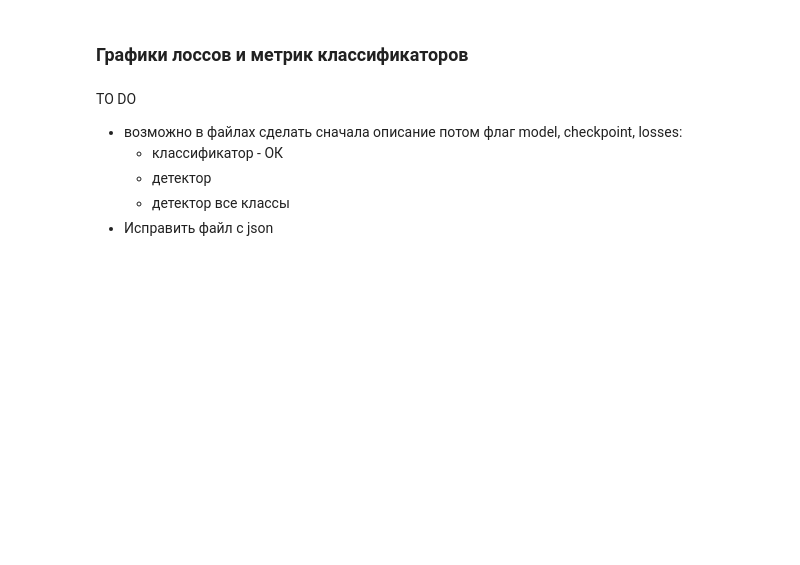
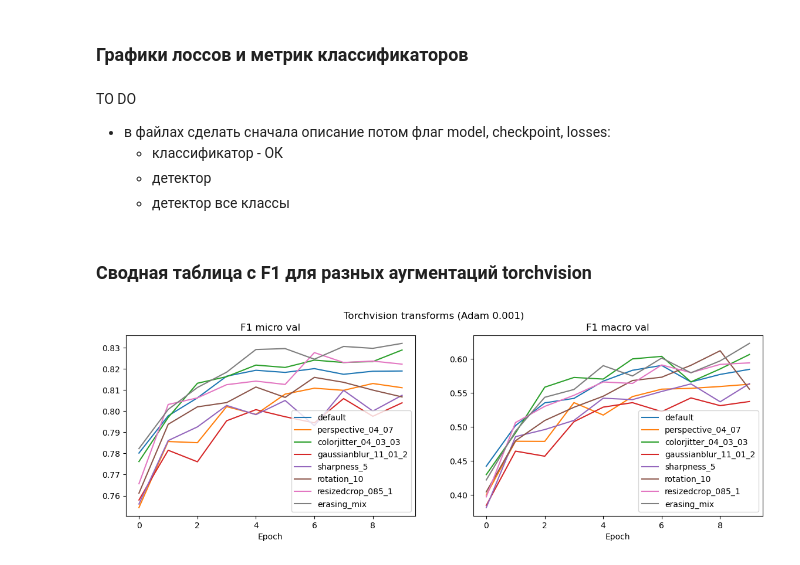
Before and after one commit to Denis-R-V/TSR, a Jupyter notebook: 4.4.classifier_eval.ipynb, the cells around one changed output. Saved outputs shown, nothing was run; the diff lists cells and outputs as text; code cells hidden in the pictures; blank space fills up the shorter version.

Commit message:
Update classifier eval

```diff
--- a/4.4.classifier_eval.ipynb
+++ b/4.4.classifier_eval.ipynb
@@ -164,9 +52,8 @@ checkpoint['f1_weighteds_val_post']
 # %% [markdown]
 TO DO
 
-- возможно в файлах сделать сначала описание потом флаг model, checkpoint, losses:
+- в файлах сделать сначала описание потом флаг model, checkpoint, losses:
   - классификатор - ОК
   - детектор
   - детектор все классы
-- Исправить файл с json
 # %%
@@ -216,3 +109,52 @@ def plot_loss_metrics(file_path):
     print(f'На {best_epoch} эпохе F1 micro - {f1_micro_best:.4f}, F1 macro - {f1_macro_best_epoch:.4f} (нумерация с 0 эпохи)')
 
     return None
+# %%
+def plot_summary_metrics(plot_title, dict_name_metricsfile):
+
+    fig, ax = plt.subplots(nrows=1,ncols=2)#, sharey=True)
+    fig.suptitle(plot_title)
+
+    for plot_name in dict_name_metricsfile:
+
+        file_path = dict_name_metricsfile[plot_name]
+
+        # загрузка метрик
+        if file_path.split('.')[-1] == 'json':
+            with open(file_path, 'r') as read_file:
+                losses_metrics = json.load(read_file)
+            read_file.close()
+        else:
+            losses_metrics = torch.load(file_path, map_location='cpu')
+
+        ax[0].plot(losses_metrics['f1_micros_valid'], label=plot_name)
+        ax[1].plot(losses_metrics['f1_macros_valid'], label=plot_name)
+
+    ax[0].set_title('F1 micro val')
+    ax[0].set(xlabel='Epoch')
+    ax[0].legend()
+
+    ax[1].set_title('F1 macro val')
+    ax[1].set(xlabel='Epoch')
+    ax[1].legend()
+
+    fig.set_size_inches(14, 4)
+    plt.subplots_adjust(hspace=0,wspace=0.2)
+    plt.show()
+
+    return None
+# %% [markdown]
+### Сводная таблица с F1 для разных аугментаций torchvision
+# %%
+plot_summary_metrics("Torchvision transforms (Adam 0.001)",
+                     {'default':os.path.join('checkpoints','classifier_resnet152_test_with_bg_v100_tvs_default_adam_001_metrics.json'),
+                      'perspective_04_07':os.path.join('checkpoints','classifier_resnet152_test_with_bg_v100_tvs_perspective_04_07_adam_001_metrics.json'),
+                      'colorjitter_04_03_03':os.path.join('checkpoints','classifier_resnet152_test_with_bg_v100_tvs_colorjitter_04_03_03_adam_001_metrics.json'),
+                      'gaussianblur_11_01_2':os.path.join('checkpoints','classifier_resnet152_test_with_bg_v100_tvs_gaussianblur_11_01_2_adam_001_metrics.json'),
+                      'sharpness_5':os.path.join('checkpoints','classifier_resnet152_test_with_bg_v100_tvs_sharpness_5_adam_001_metrics.json'),
+                      'rotation_10':os.path.join('checkpoints','classifier_resnet152_test_with_bg_v100_tvs_rotation_10_adam_001_metrics.json'),
+                      'resizedcrop_085_1':os.path.join('checkpoints','classifier_resnet152_test_with_bg_v100_tvs_resizedcrop_085_1_adam_001_metrics.json'),
+                      'erasing_mix':os.path.join('checkpoints','classifier_resnet152_test_with_bg_v100_tvs_erasing_1_04_0003_01_2_06_0003_005_2_06_0003_002_5_06_0001_001_adam_001_metrics.json')
+                      })
+# %% [output]
+[figure, added]
```
Also changed, not shown: parts of 70 cells of this notebook, 2 other files.
